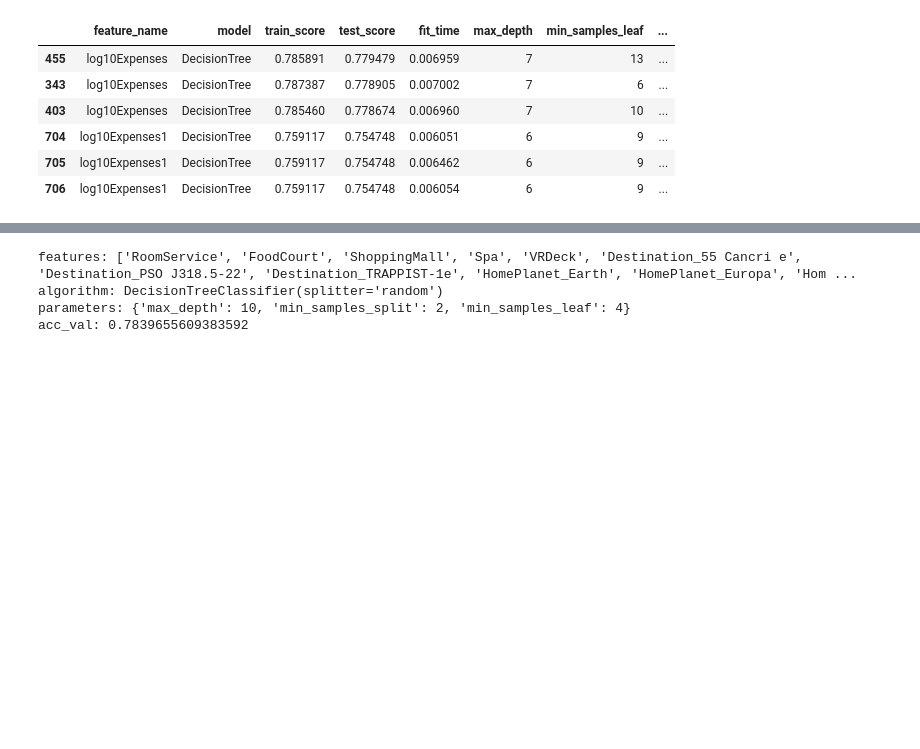
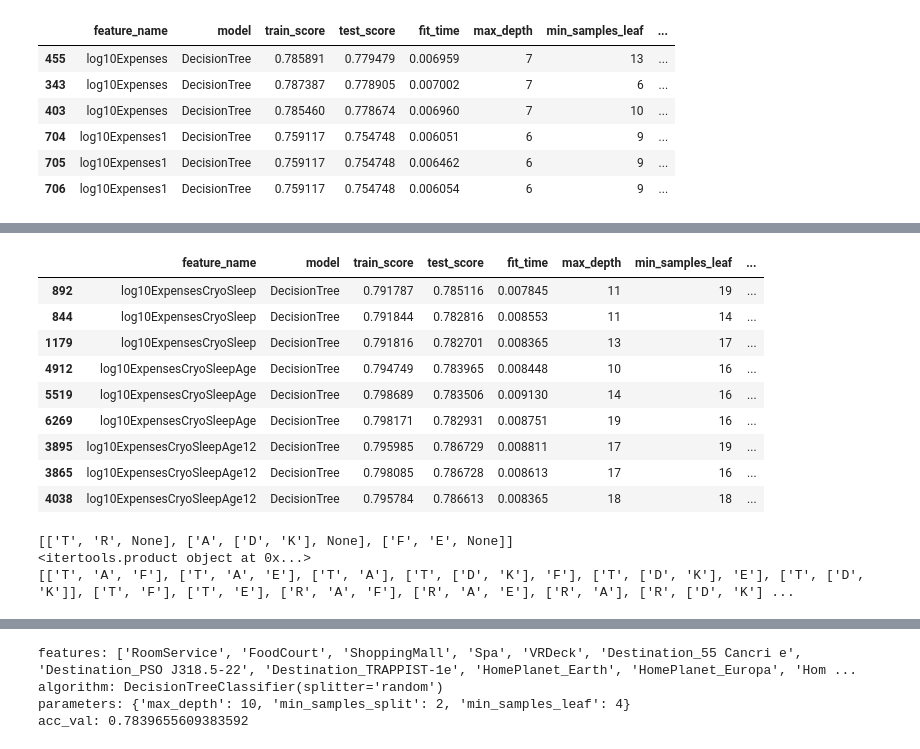
Before and after one commit to mapardo-lab/spaceshipTitanic, a Jupyter notebook: ModelTraining.ipynb, the cells around one changed output, grey strips where cells are left out. Drawn from its saved outputs; the diff is of its cells as text; code cells hidden in the pictures; blank space fills up the shorter version.

```diff
--- a/ModelTraining.ipynb
+++ b/ModelTraining.ipynb
@@ -254,0 +296,4 @@ expand_parameters(df_max3)
+# %%
+log10ExpensesCryoSleep = ['CryoSleep_True'] + log10_expenses_features + ['Deck_B','Side_S'] + main_homeplanet + main_destination
+log10ExpensesCryoSleepAge12 = ['CryoSleep_True','Age12'] + log10_expenses_features + ['Deck_B','Side_S'] + main_homeplanet + main_destination
+log10ExpensesCryoSleepAge = ['CryoSleep_True','Age'] + log10_expenses_features + ['Deck_B','Side_S'] + main_homeplanet + main_destination
@@ -254,0 +302,13 @@ expand_parameters(df_max3)
+# %%
+# combinations of model to check (algorithm + parameters)
+dataproc = {'log10ExpensesCryoSleep': log10ExpensesCryoSleep,
+            'log10ExpensesCryoSleepAge12': log10ExpensesCryoSleepAge12,
+            'log10ExpensesCryoSleepAge': log10ExpensesCryoSleepAge}
+experiments = {
+    'model': ['DecisionTree'],
+    'algorithms': [DecisionTreeClassifier(criterion='gini', splitter='random')],
+    'parameters': [{'max_depth': np.arange(6, 20),
+                    'min_samples_leaf': np.arange(5,20),
+                    'min_samples_split': np.arange(5,15)}]
+}
+results = run_experiments(dataproc, experiments, X_train, y_train)
@@ -254,0 +323,15 @@ expand_parameters(df_max3)
+# %%
+df = pd.DataFrame(results).drop(['features'],axis=1)
+df_max3 = df.sort_values(['feature_name', 'test_score'], ascending=[True, False]).groupby('feature_name').head(3)
+expand_parameters(df_max3)
+# %% [output]
+|  | feature_name | model | train_score | test_score | fit_time | max_depth | min_samples_leaf | ... |
+| 892 | log10ExpensesCryoSleep | DecisionTree | 0.791787 | 0.785116 | 0.007845 | 11 | 19 | ... |
+| 844 | log10ExpensesCryoSleep | DecisionTree | 0.791844 | 0.782816 | 0.008553 | 11 | 14 | ... |
+| 1179 | log10ExpensesCryoSleep | DecisionTree | 0.791816 | 0.782701 | 0.008365 | 13 | 17 | ... |
+| 4912 | log10ExpensesCryoSleepAge | DecisionTree | 0.794749 | 0.783965 | 0.008448 | 10 | 16 | ... |
+| 5519 | log10ExpensesCryoSleepAge | DecisionTree | 0.798689 | 0.783506 | 0.009130 | 14 | 16 | ... |
+| 6269 | log10ExpensesCryoSleepAge | DecisionTree | 0.798171 | 0.782931 | 0.008751 | 19 | 16 | ... |
+| 3895 | log10ExpensesCryoSleepAge12 | DecisionTree | 0.795985 | 0.786729 | 0.008811 | 17 | 19 | ... |
+| 3865 | log10ExpensesCryoSleepAge12 | DecisionTree | 0.798085 | 0.786728 | 0.008613 | 17 | 16 | ... |
+| 4038 | log10ExpensesCryoSleepAge12 | DecisionTree | 0.795784 | 0.786613 | 0.008365 | 18 | 18 | ... |
@@ -254,0 +363,27 @@ expand_parameters(df_max3)
+# %%
+list_of_lists = [['T','R'],['A',['D','K']],['F','E']]
+
+expanded = [lst + [None] for lst in list_of_lists]
+
+print(expanded)
+    # Compute Cartesian product (all possible combinations)
+all_combinations = product(*expanded)
+print(all_combinations)
+
+#    # Filter combinations to:
+#    # 1. Exclude None-only selections
+#    # 2. Remove None placeholders
+#    # 3. Ensure at least 2 elements
+result = [
+        [item for item in combo if item is not None]
+        for combo in all_combinations
+        if sum(1 for item in combo if item is not None) >= 2
+    ]
+print(result)
+#    return result
+
+sum(list_of_lists, []) # flatten a list of lists
+# %% [output]
+[['T', 'R', None], ['A', ['D', 'K'], None], ['F', 'E', None]]
+<itertools.product object at 0x...>
+[['T', 'A', 'F'], ['T', 'A', 'E'], ['T', 'A'], ['T', ['D', 'K'], 'F'], ['T', ['D', 'K'], 'E'], ['T', ['D', 'K']], ['T', 'F'], ['T', 'E'], ['R', 'A', 'F'], ['R', 'A', 'E'], ['R', 'A'], ['R', ['D', 'K'] ...
```
Also changed, not shown: parts of 20 cells of this notebook, 1 other file.
